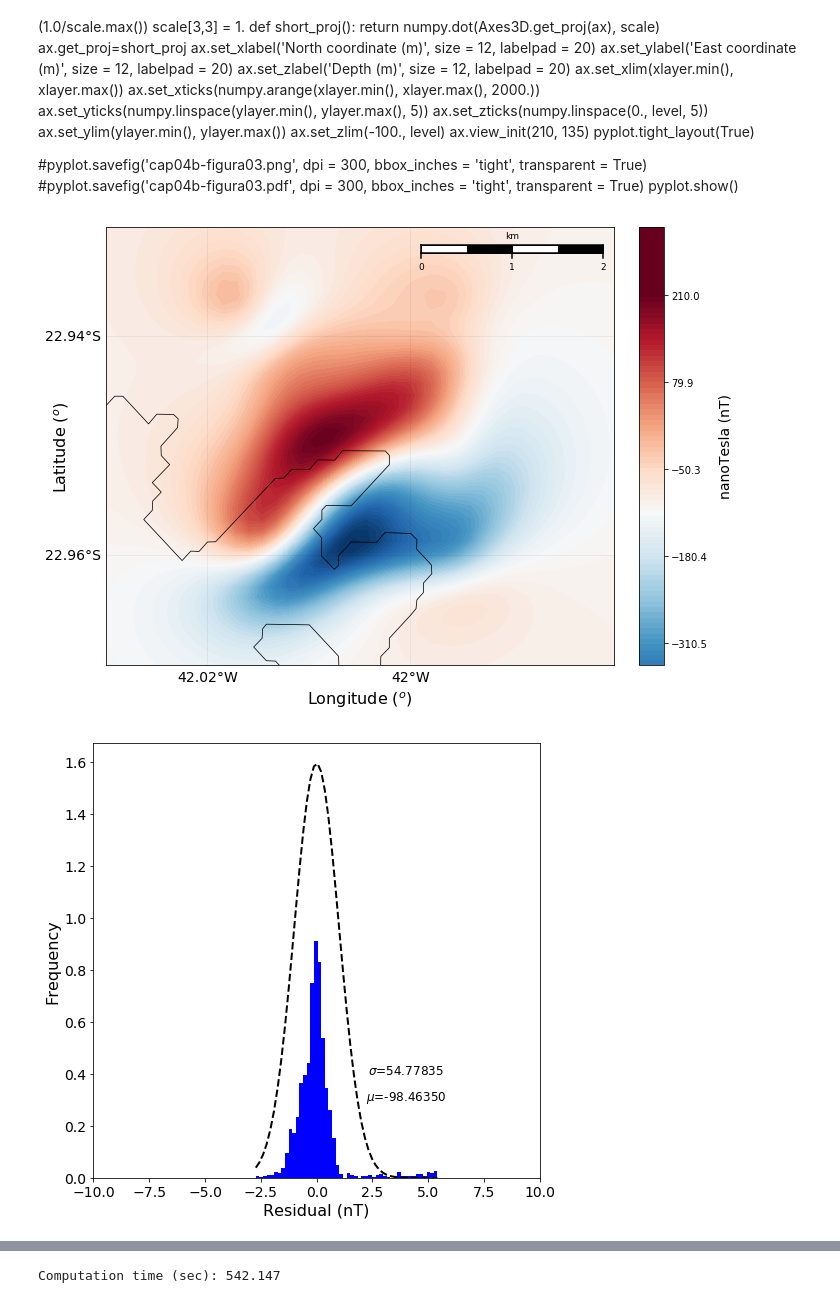
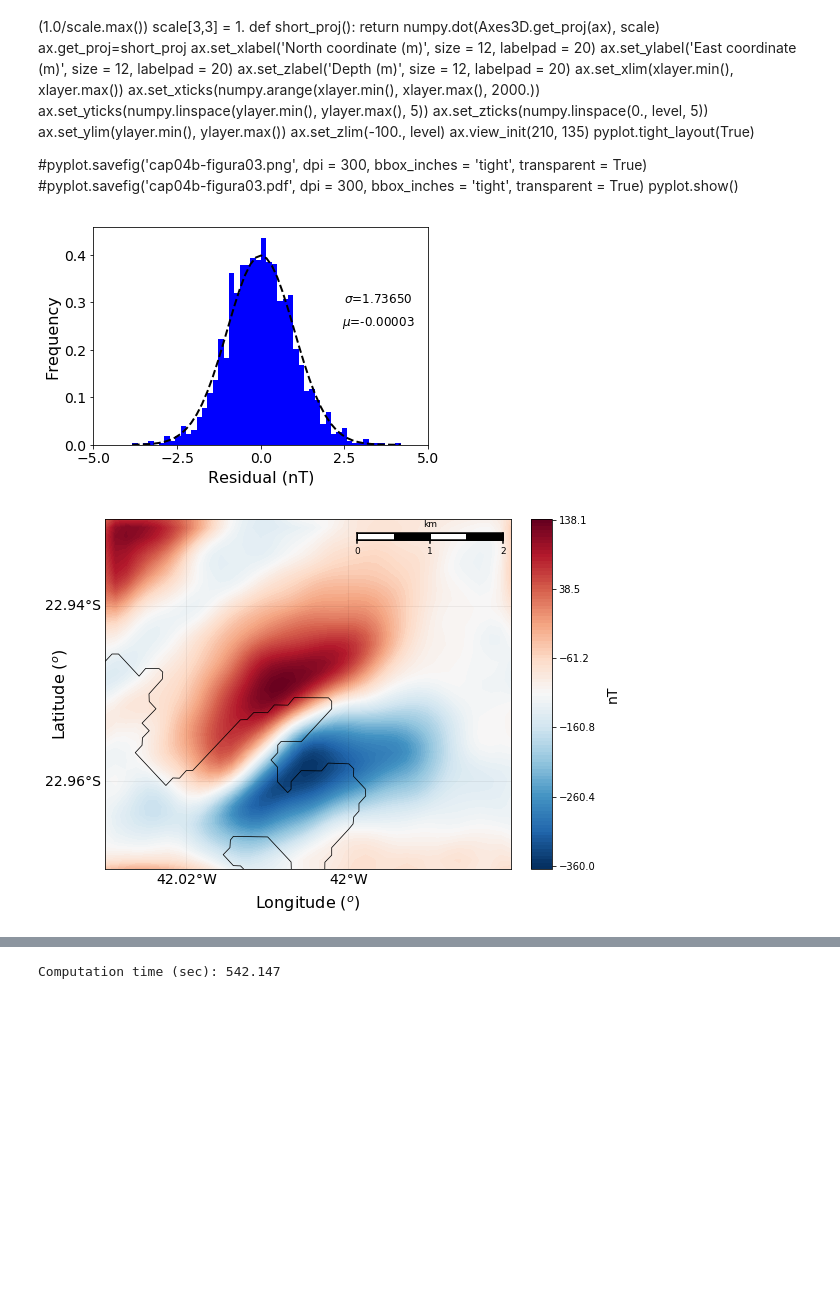
Before and after one commit to nelsondelimar/master, a Jupyter notebook: dissertation/real_morro-forno.ipynb, the cells around one changed output, grey strips where cells are left out. Drawn from its saved outputs; the diff is of its cells as text; code cells hidden in the pictures; blank space fills up the shorter version.

Commit message:
Notebook for multi-domain cross correlation at Praia do Forno

```diff
--- a/dissertation/real_morro-forno.ipynb
+++ b/dissertation/real_morro-forno.ipynb
@@ -188,3 +188,5 @@ Xo = xo.reshape(shape)
 Yo = yo.reshape(shape)
 Zo = zo.reshape(shape)
 TF = tf.reshape(shape)
+# %%
+dadoupward = filtering.continuation(Xo, Yo, TF, 100.)
@@ -207,17 +232,19 @@ Declination: -21.825845
 Magnetic field: 23472.0925
 # %%
 # Create the equivalent layer
-areal = (yo.min() + 1000., yo.max() - 1000., xo.min() + 1500., xo.max() - 1500.)
+areal = (yo.min(), yo.max(), xo.min(), xo.max())
+#areal = (yo.min() + 1000., yo.max() - 1000., xo.min() + 1500., xo.max() - 1500.)
 shapel = (20, 20)
-level = 500.
+level = 2000.#500.
 
 xlayer, ylayer, zlayer = grids.regular_grid(areal, shapel, level)
 EQL = equivalentlayer.layer(areal, shapel, level)
 # %%
 # Define the data
-datalayer = [yo, xo, zo, tf]
+datalayer = [yo, xo, zo, dadoupward.reshape(dadoupward.size)]
+#datalayer = [yo, xo, zo, tf]
 # %%
-qpo, pred = equivalentlayer.fit_layer(datalayer, shape, EQL, shapel, 0.4, incf, decf)
+qpo, pred = equivalentlayer.fit_layer(datalayer, shape, EQL, shapel, 0., incf, decf)
 # %% [markdown]
 figure = pyplot.figure(figsize=(8,7))
 ax = figure.gca(projection = '3d')
@@ -262,22 +293,43 @@ pyplot.show()
+# %%
+pyplot.figure(figsize=(6, 4))
+s = (residuo - res_mu) / res_sigma
+s = numpy.ravel(s)
+nbins = int(numpy.max(s) - numpy.min(s))
+n, bins, patches = pyplot.hist(s, 50, normed = True, facecolor = 'blue', alpha = 1.)
+y_hist = norm.pdf(bins, numpy.mean(s), numpy.std(s))
+pyplot.plot(bins, y_hist, 'k--', linewidth = 2)
+pyplot.text(3.5,0.25, '$\mu$=%0.5f' % (res_mu), horizontalalignment = 'center', fontsize = 12)
+pyplot.text(3.5,0.3, '$\sigma$=%0.5f' % (res_sigma), horizontalalignment = 'center', fontsize = 12)
+pyplot.xlabel('Residual (nT)' , fontsize = 16)
+pyplot.ylabel('Frequency', fontsize = 16)
+pyplot.xlim(-5,5)
+pyplot.xticks(numpy.linspace(-5., 5, 5), fontsize = 14)
+pyplot.yticks(fontsize = 14)
+#pyplot.savefig('cap04a-histograma.png', dpi = 300, bbox_inches = 'tight', transparent = True)
+pyplot.savefig('forno-histo.pdf', dpi = 600, bbox_inches = 'tight', transparent = True)
+pyplot.show()
+# %% [output]
+[figure, added]
 # %%
 # Plotting the location map
 pyplot.close('all')
-pyplot.figure(figsize=(10, 10))
+pyplot.figure(figsize=(8, 8))
 
 map4.drawmeridians(meridians2, labels=[1, 0, 0, 1], fontsize = 14, linewidth=0.1)
 map4.drawparallels(parallels2, labels=[1, 0, 0, 1], fontsize = 14, linewidth=0.1)
 map4.drawcoastlines(linewidth = 0.75, color = 'k', linestyle = 'solid')
 map4.drawmapscale(-41.99, -22.932, long0.max(), lati0.max(), 2, barstyle = 'fancy')
 cs4 = map4.contourf(long0.reshape(shape), lati0.reshape(shape), pred.reshape(shape), 100,
                     cmap = pyplot.cm.RdBu_r, latlon = True, alpha = 1.)
 cbar = map4.colorbar(cs4, location = 'right', size = '5%', pad = '5%')
-cbar.set_ticks(numpy.linspace(tf.min(), tf.max(), 6))
-cbar.set_clim(tf.min(), tf.max())
-cbar.set_label('nanoTesla (nT)', fontsize = 14, rotation = 90, labelpad = 10)
+cbar.set_ticks(numpy.linspace(pred.min(), pred.max(), 6))
+cbar.set_clim(pred.min(), pred.max())
+cbar.set_label('nT', fontsize = 14, rotation = 90, labelpad = 10)
 
 pyplot.xlabel('Longitude $(^o)$', fontsize = 16, labelpad = 25)
 pyplot.ylabel('Latitude $(^o)$', fontsize = 16, labelpad = 35)
+pyplot.savefig('forno-predito.pdf', dpi = 600, bbox_inches = 'tight', transparent = True)
 
 pyplot.show()
 # %% [output]
-[figure, old version]
+[figure, new version]
@@ -288,20 +335,0 @@ res_sigma = numpy.std(residuo)
-# %%
-pyplot.figure(figsize=(8,8))
-s = (residuo - res_mu) / res_sigma
-s = numpy.ravel(s)
-nbins = int(numpy.max(s) - numpy.min(s))
-n, bins, patches = pyplot.hist(s, 50, normed = True, facecolor = 'blue', alpha = 1.)
-y_hist = norm.pdf(bins, numpy.mean(s), numpy.std(s))
-pyplot.plot(bins, 4*y_hist, 'k--', linewidth = 2)
-pyplot.text(4,0.3, '$\mu$=%0.5f' % (res_mu), horizontalalignment = 'center', fontsize = 12)
-pyplot.text(4,0.4, '$\sigma$=%0.5f' % (res_sigma), horizontalalignment = 'center', fontsize = 12)
-pyplot.xlabel('Residual (nT)' , fontsize = 16)
-pyplot.ylabel('Frequency', fontsize = 16)
-pyplot.xlim(-10,10)
-pyplot.xticks(fontsize = 14)
-pyplot.yticks(fontsize = 14)
-#pyplot.savefig('cap04a-histograma.png', dpi = 300, bbox_inches = 'tight', transparent = True)
-#pyplot.savefig('cap04a-histograma.pdf', dpi = 300, bbox_inches = 'tight', transparent = True)
-pyplot.show()
-# %% [output]
-[figure, removed]
```
Also changed, not shown: parts of 6 cells of this notebook.
